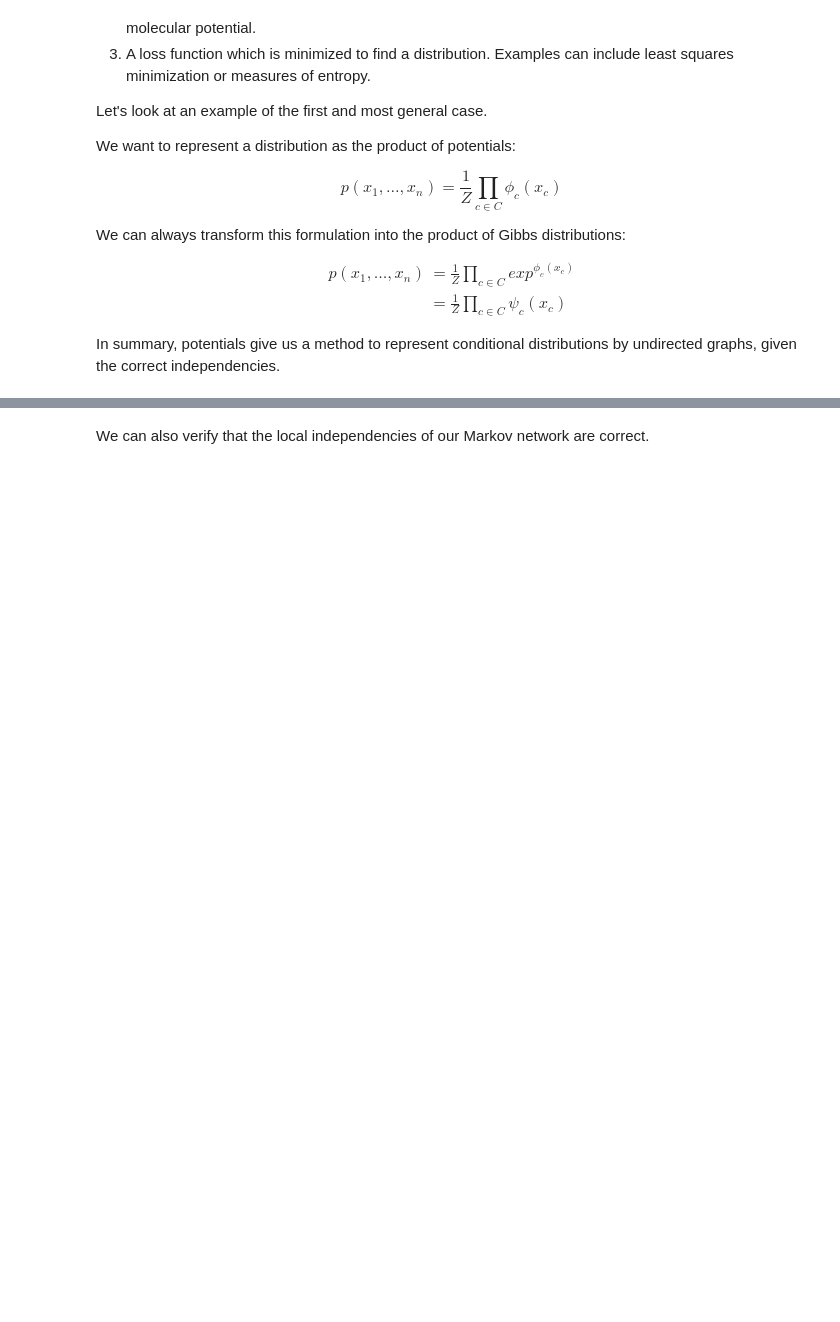
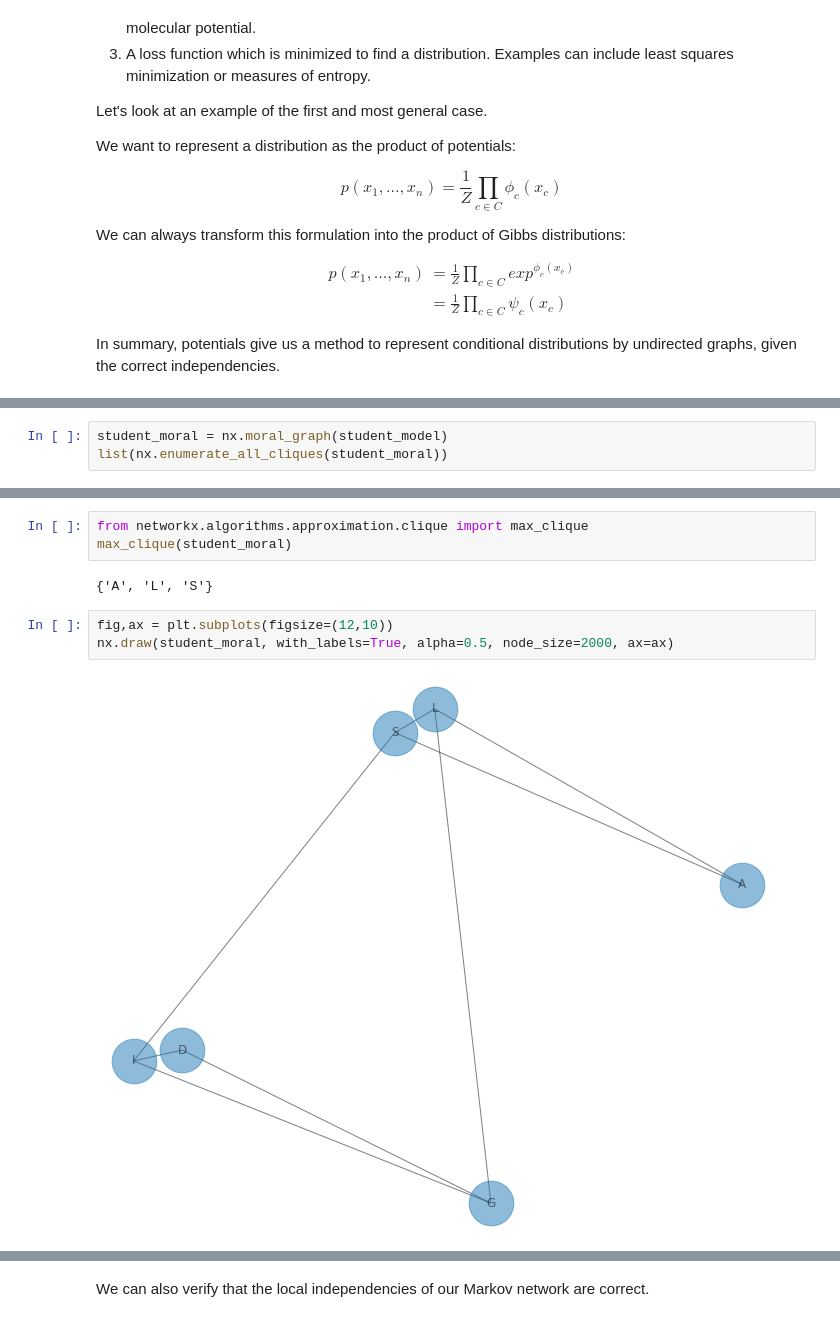
Before and after one commit to StephenElston/CSCI_E_82A_Probabalistic_Programming, a Jupyter notebook: Lesson2_MarkovNetworks/IntroductionToMarkovNetworks.ipynb, the cells around one changed output, grey strips where cells are left out. Saved outputs shown, nothing was run; the diff lists cells and outputs as text; blank space fills up the shorter version.

```diff
--- a/Lesson2_MarkovNetworks/IntroductionToMarkovNetworks.ipynb
+++ b/Lesson2_MarkovNetworks/IntroductionToMarkovNetworks.ipynb
@@ -245,0 +283,3 @@ To summarize, the joint probability distribution is modeled as the product of po
+# %%
+student_moral = nx.moral_graph(student_model)
+list(nx.enumerate_all_cliques(student_moral))
@@ -246,2 +303,12 @@ To summarize, the joint probability distribution is modeled as the product of po
+# %%
+from networkx.algorithms.approximation.clique import max_clique
+max_clique(student_moral)
+# %% [output]
+{'A', 'L', 'S'}
+# %%
+fig,ax = plt.subplots(figsize=(12,10))
+nx.draw(student_moral, with_labels=True, alpha=0.5, node_size=2000, ax=ax)
+# %% [output]
+[figure, added]
 # %%
 student_mn.get_factors()
```
Also changed, not shown: parts of 18 cells of this notebook, 8 other files.
